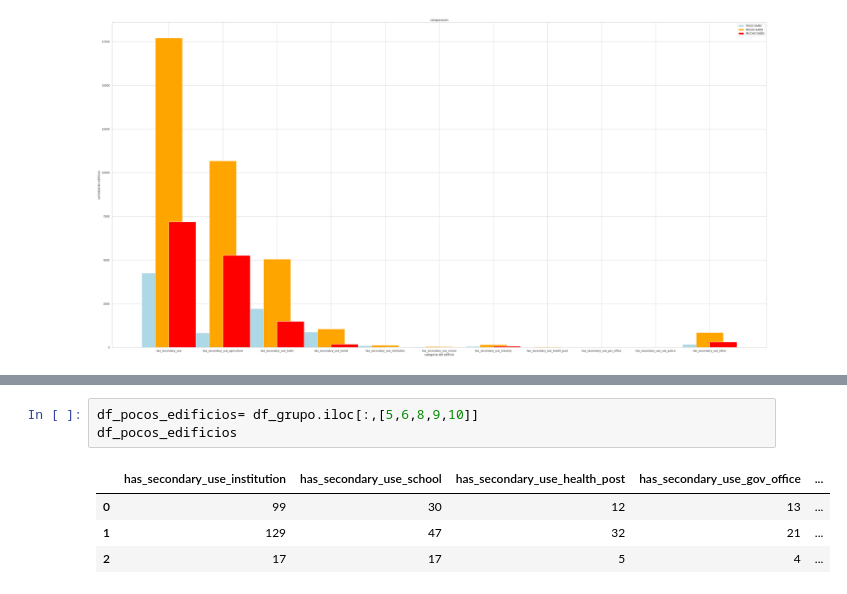
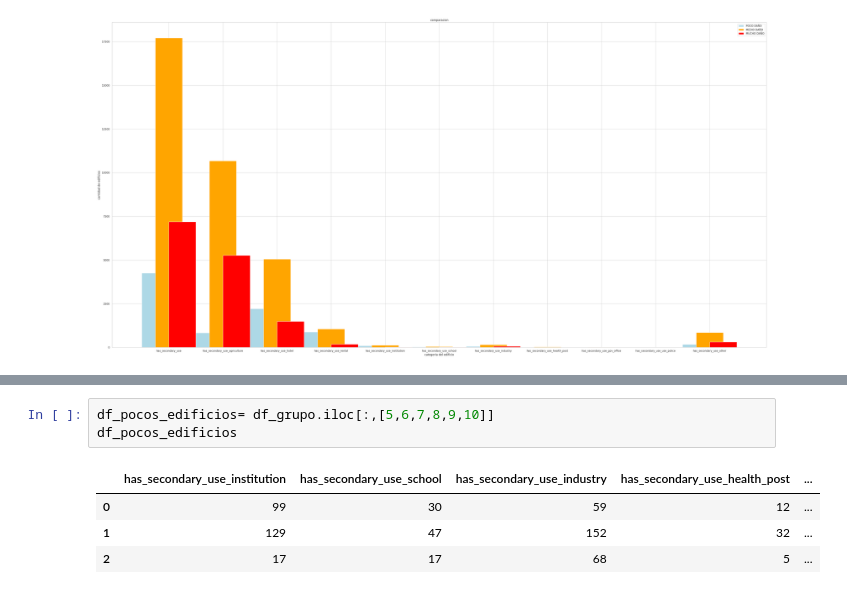
Before and after one commit to Jose897/ARSAT, a Jupyter notebook: Parte_1_.ipynb, the cells around one changed output, grey strips where cells are left out. Saved outputs shown, nothing was run; the diff lists cells and outputs as text.

```diff
--- a/Parte_1_.ipynb
+++ b/Parte_1_.ipynb
@@ -715,11 +707,11 @@ df_medio_edificios
 # %%
-df_pocos_edificios= df_grupo.iloc[:,[5,6,8,9,10]]
+df_pocos_edificios= df_grupo.iloc[:,[5,6,7,8,9,10]]
 df_pocos_edificios
 # %% [output]
-|  | has_secondary_use_institution | has_secondary_use_school | has_secondary_use_health_post | has_secondary_use_gov_office | ... |
-| 0 | 99 | 30 | 12 | 13 | ... |
-| 1 | 129 | 47 | 32 | 21 | ... |
-| 2 | 17 | 17 | 5 | 4 | ... |
+|  | has_secondary_use_institution | has_secondary_use_school | has_secondary_use_industry | has_secondary_use_health_post | ... |
+| 0 | 99 | 30 | 59 | 12 | ... |
+| 1 | 129 | 47 | 152 | 32 | ... |
+| 2 | 17 | 17 | 68 | 5 | ... |
 # %%
 df_edificios_muchos= df_muchos_edificios.T.reset_index()
 df_edificios_muchos
```
Also changed, not shown: parts of 13 cells of this notebook.
